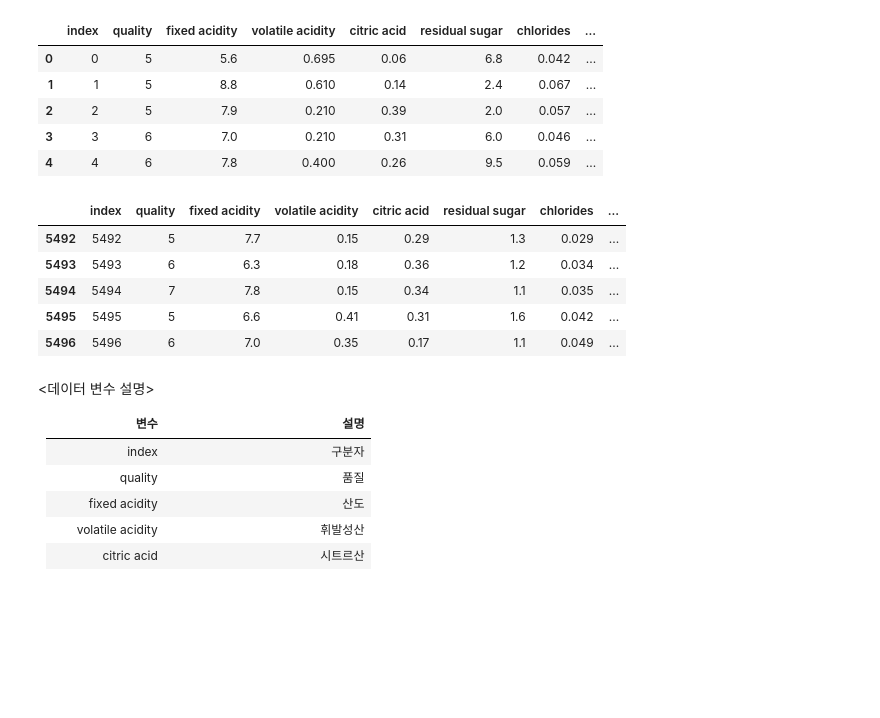
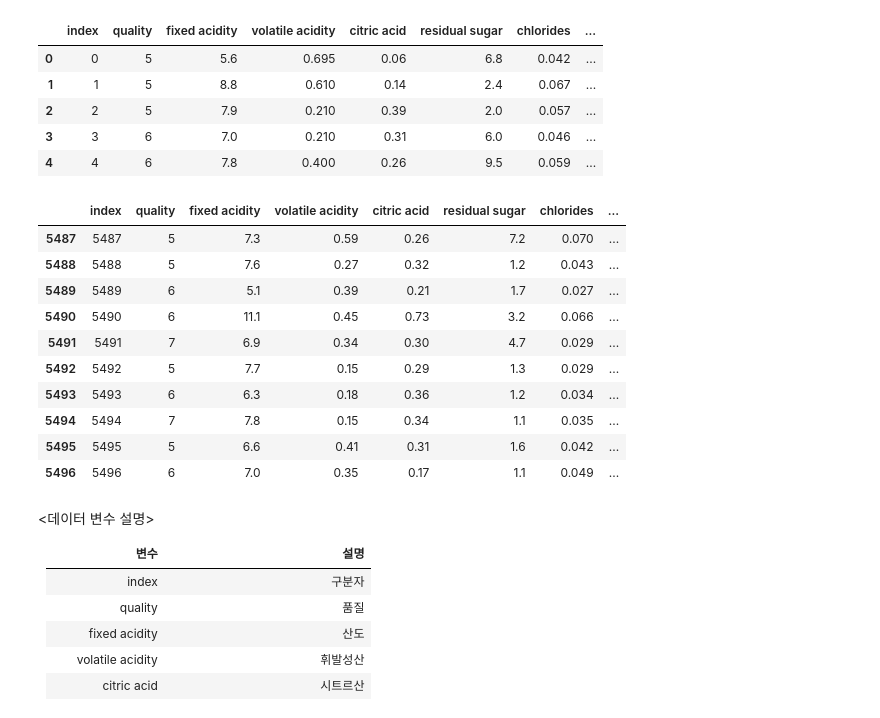
Before and after one commit to Insight-Sogang-Univ/insight-9th, a Jupyter notebook: code/dhshin98/session3/wine_데이터_데이터읽기_데이터전처리.ipynb, the cells around one changed output. Cells and saved outputs as stored; diff of their text form; code cells hidden in the pictures; blank space fills up the shorter version.

```diff
--- a/code/dhshin98/session3/wine_데이터_데이터읽기_데이터전처리.ipynb
+++ b/code/dhshin98/session3/wine_데이터_데이터읽기_데이터전처리.ipynb
@@ -11,5 +13,6 @@ pandas, numpy 를 호출합니다.
 해당 데이터를 받아 옵니다. pandas의 read_csv를 활용하여 필요 데이터를 불러옵니다.
 # %%
 #파일 불러오기
+df = pd.read_csv("./data/wine.csv")
 # %% [markdown]
 파일의 원본을 보존하는 것은 중요합니다. 따라서 불러온 파일을 copy를 활용하여 원본 데이터를 보존합니다.
@@ -26,8 +47,14 @@ pandas, numpy 를 호출합니다.
 | 4 | 4 | 6 | 7.8 | 0.400 | 0.26 | 9.5 | 0.059 | ... |
 # %%
 #tail을 활용해보세요
+df.tail(10)
 # %% [output]
 |  | index | quality | fixed acidity | volatile acidity | citric acid | residual sugar | chlorides | ... |
+| 5487 | 5487 | 5 | 7.3 | 0.59 | 0.26 | 7.2 | 0.070 | ... |
+| 5488 | 5488 | 5 | 7.6 | 0.27 | 0.32 | 1.2 | 0.043 | ... |
+| 5489 | 5489 | 6 | 5.1 | 0.39 | 0.21 | 1.7 | 0.027 | ... |
+| 5490 | 5490 | 6 | 11.1 | 0.45 | 0.73 | 3.2 | 0.066 | ... |
+| 5491 | 5491 | 7 | 6.9 | 0.34 | 0.30 | 4.7 | 0.029 | ... |
 | 5492 | 5492 | 5 | 7.7 | 0.15 | 0.29 | 1.3 | 0.029 | ... |
 | 5493 | 5493 | 6 | 6.3 | 0.18 | 0.36 | 1.2 | 0.034 | ... |
 | 5494 | 5494 | 7 | 7.8 | 0.15 | 0.34 | 1.1 | 0.035 | ... |
```
Also changed, not shown: parts of 14 cells of this notebook.
